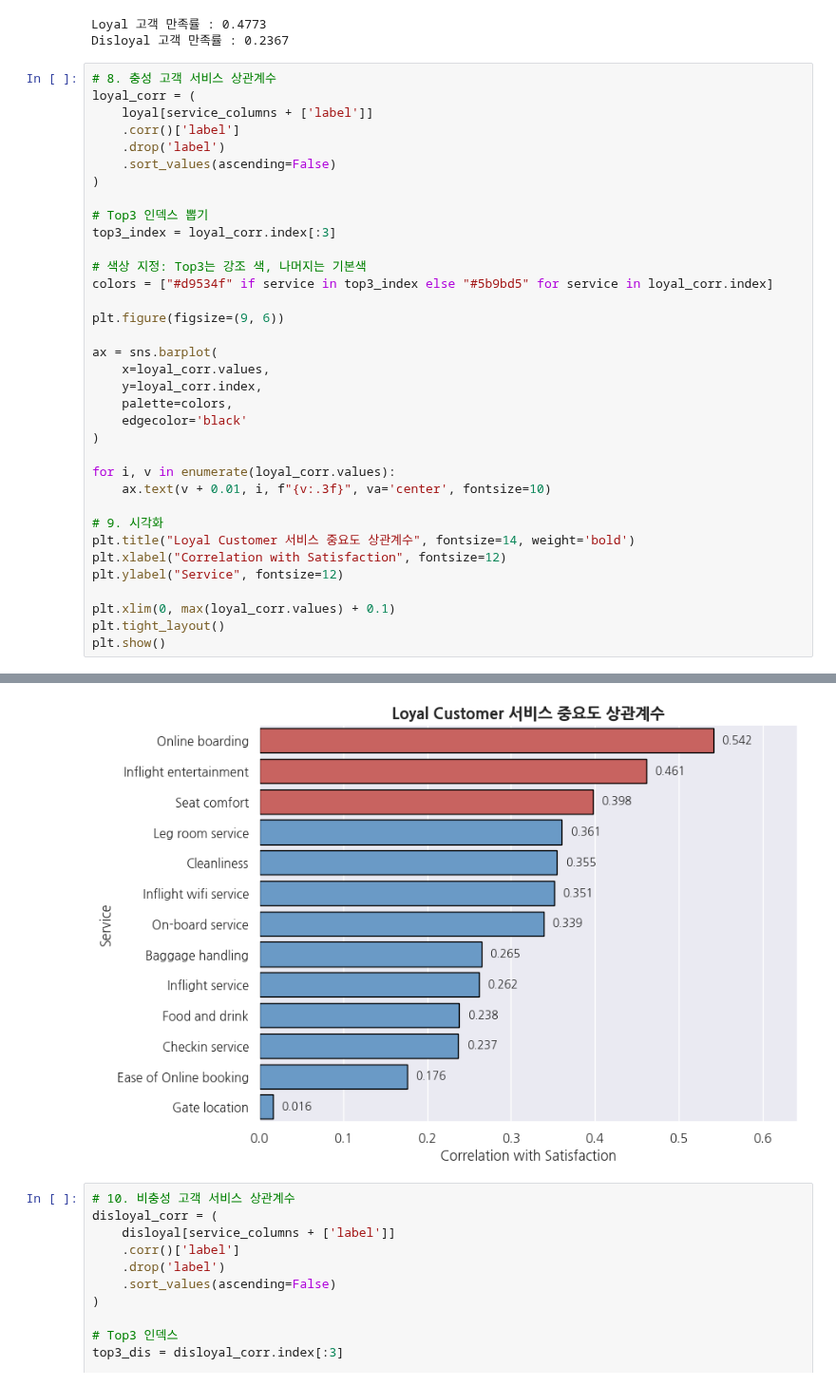
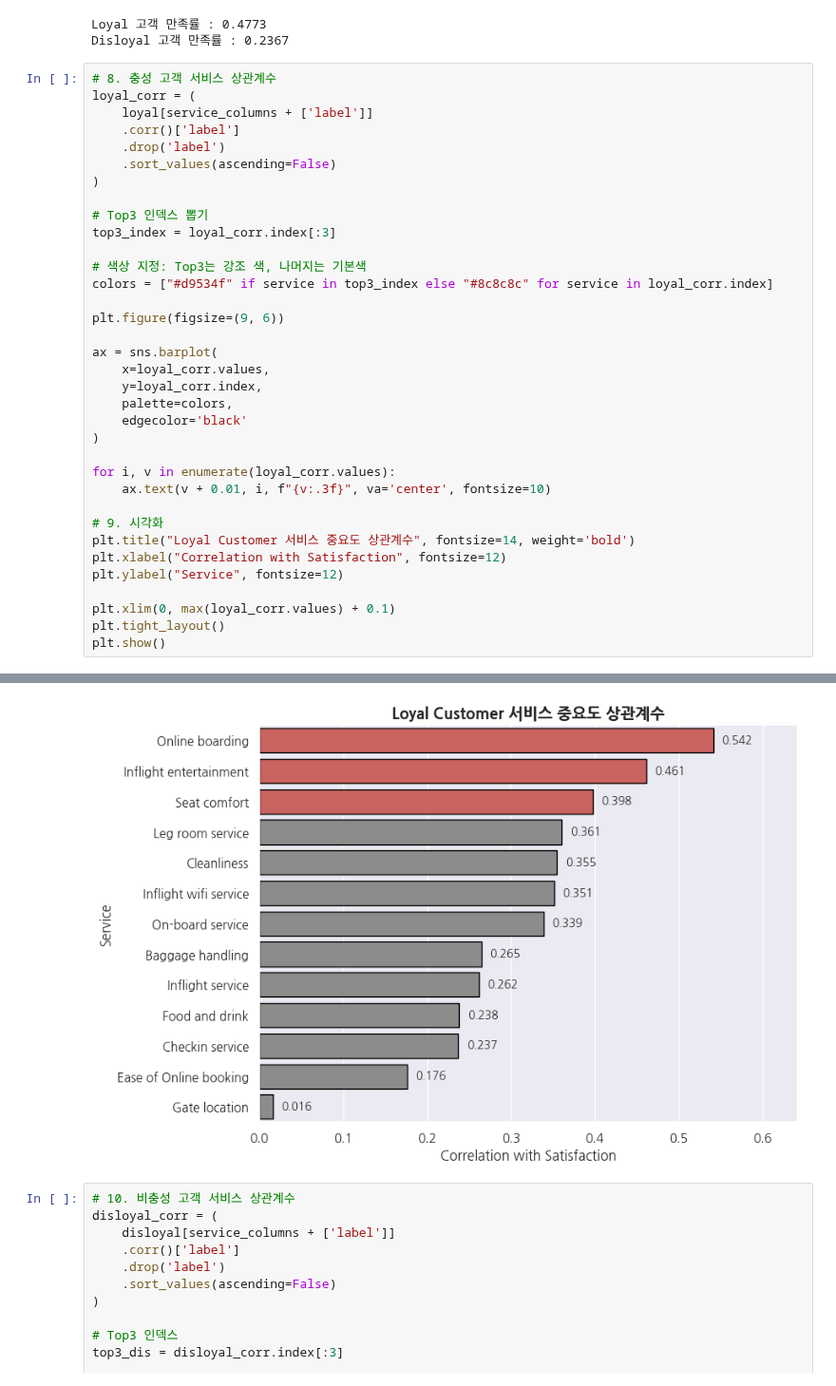
Before and after one commit to MJU-SDA7-2025/Airline-Passenger-Satisfaction, a Jupyter notebook: Loyal_Customer_Analysis/CustomerType.ipynb, the cells around one changed output, grey strips where cells are left out. Shown at 95% size. Saved outputs shown, nothing was run; the diff lists cells and outputs as text.

```diff
--- a/Loyal_Customer_Analysis/CustomerType.ipynb
+++ b/Loyal_Customer_Analysis/CustomerType.ipynb
@@ -120,35 +120,35 @@ loyal_corr = (
 
 # Top3 인덱스 뽑기
 top3_index = loyal_corr.index[:3]
 
 # 색상 지정: Top3는 강조 색, 나머지는 기본색
-colors = ["#d9534f" if service in top3_index else "#5b9bd5" for service in loyal_corr.index]
+colors = ["#d9534f" if service in top3_index else "#8c8c8c" for service in loyal_corr.index]
 
 plt.figure(figsize=(9, 6))
 
 ax = sns.barplot(
     x=loyal_corr.values,
     y=loyal_corr.index,
     palette=colors,
     edgecolor='black'
 )
 
 for i, v in enumerate(loyal_corr.values):
     ax.text(v + 0.01, i, f"{v:.3f}", va='center', fontsize=10)
 
 # 9. 시각화
 plt.title("Loyal Customer 서비스 중요도 상관계수", fontsize=14, weight='bold')
 plt.xlabel("Correlation with Satisfaction", fontsize=12)
 plt.ylabel("Service", fontsize=12)
 
 plt.xlim(0, max(loyal_corr.values) + 0.1)
 plt.tight_layout()
 plt.show()
 # %% [output]
 Passing `palette` without assigning `hue` is deprecated and will be removed in v0.14.0. Assign the `y` variable to `hue` and set `legend=False` for the same effect.
 
   ax = sns.barplot(
-[figure, old version]
+[figure, new version]
 # %%
 # 10. 비충성 고객 서비스 상관계수
 disloyal_corr = (
```
Also changed, not shown: 2 other files.
